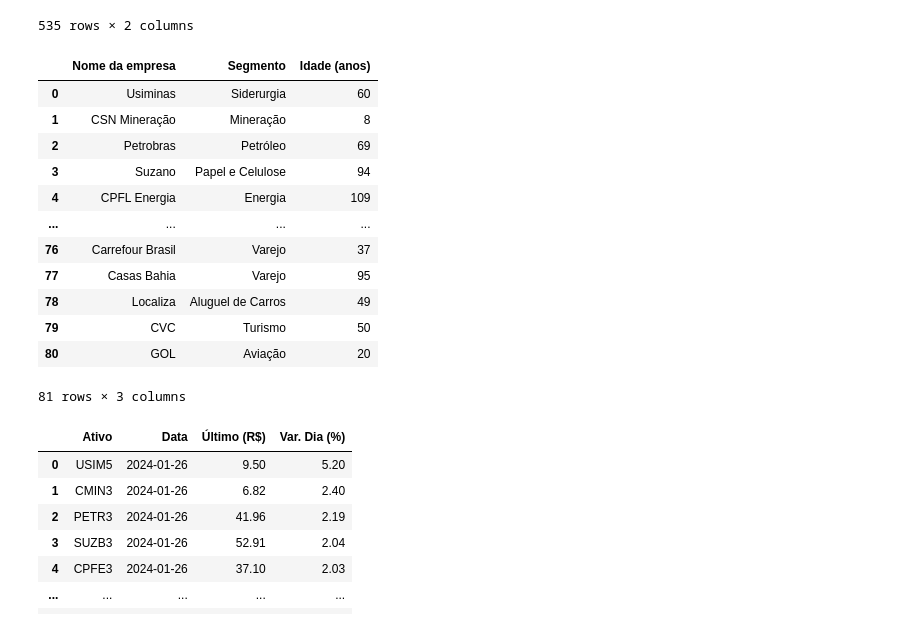
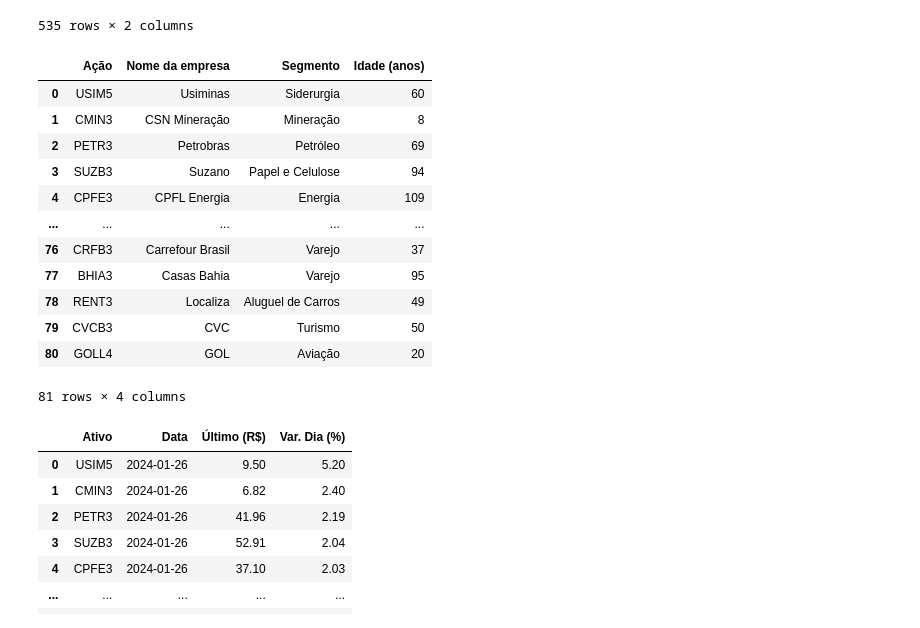
Before and after one commit to VicBava/Imers-o_alura, a Jupyter notebook: Copy_of_[Imersão_Python]_Aula_03.ipynb, the cells around one changed output. Cells and saved outputs as stored; diff of their text form; code cells hidden in the pictures.

```diff
--- a/Copy_of_[Imersão_Python]_Aula_03.ipynb
+++ b/Copy_of_[Imersão_Python]_Aula_03.ipynb
@@ -55,22 +55,22 @@ df_ticker
 | 534 | MMAQ4 | Minasmáquinas |
 535 rows × 2 columns
 # %%
-df_chatgpt = pd.read_excel("/content/acoes_pura.xlsx", sheet_name="Chatgpt")
+df_chatgpt = pd.read_excel("/content/Cópia de Imersão Python - Tabela de ações_Aula 2.xlsx", sheet_name="ChatGPT")
 df_chatgpt
 # %% [output]
-|  | Nome da empresa | Segmento | Idade (anos) |
-| 0 | Usiminas | Siderurgia | 60 |
-| 1 | CSN Mineração | Mineração | 8 |
-| 2 | Petrobras | Petróleo | 69 |
-| 3 | Suzano | Papel e Celulose | 94 |
-| 4 | CPFL Energia | Energia | 109 |
-| ... | ... | ... | ... |
-| 76 | Carrefour Brasil | Varejo | 37 |
-| 77 | Casas Bahia | Varejo | 95 |
-| 78 | Localiza | Aluguel de Carros | 49 |
-| 79 | CVC | Turismo | 50 |
-| 80 | GOL | Aviação | 20 |
+|  | Ação | Nome da empresa | Segmento | Idade (anos) |
+| 0 | USIM5 | Usiminas | Siderurgia | 60 |
+| 1 | CMIN3 | CSN Mineração | Mineração | 8 |
+| 2 | PETR3 | Petrobras | Petróleo | 69 |
+| 3 | SUZB3 | Suzano | Papel e Celulose | 94 |
+| 4 | CPFE3 | CPFL Energia | Energia | 109 |
+| ... | ... | ... | ... | ... |
+| 76 | CRFB3 | Carrefour Brasil | Varejo | 37 |
+| 77 | BHIA3 | Casas Bahia | Varejo | 95 |
+| 78 | RENT3 | Localiza | Aluguel de Carros | 49 |
+| 79 | CVCB3 | CVC | Turismo | 50 |
+| 80 | GOLL4 | GOL | Aviação | 20 |
-81 rows × 3 columns
+81 rows × 4 columns
 # %%
 df_principal = df_principal[['Ativo', 'Data', 'Último (R$)', 'Var. Dia (%)']].copy()
 df_principal
```
Also changed, not shown: parts of 11 cells of this notebook.
